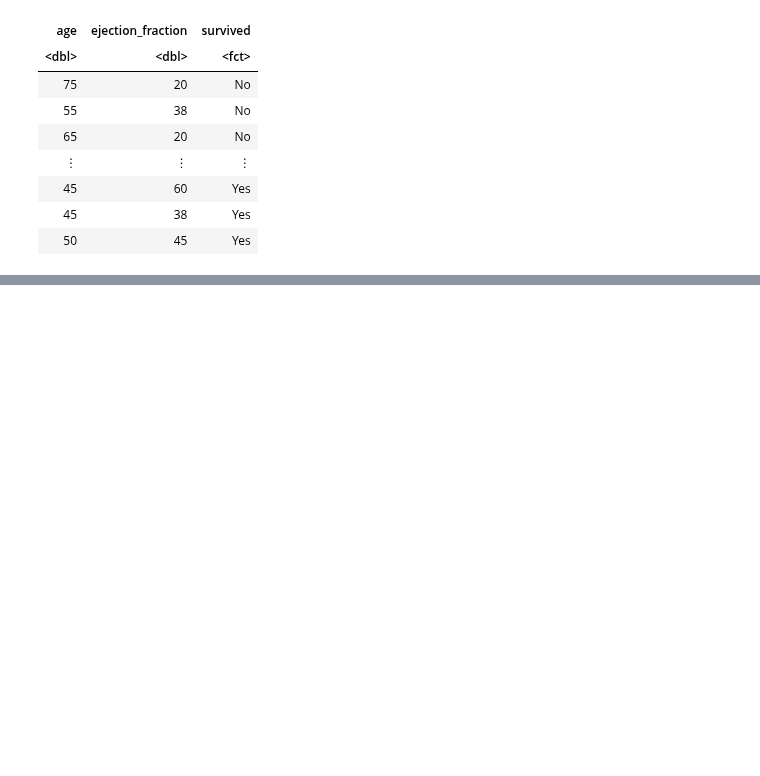
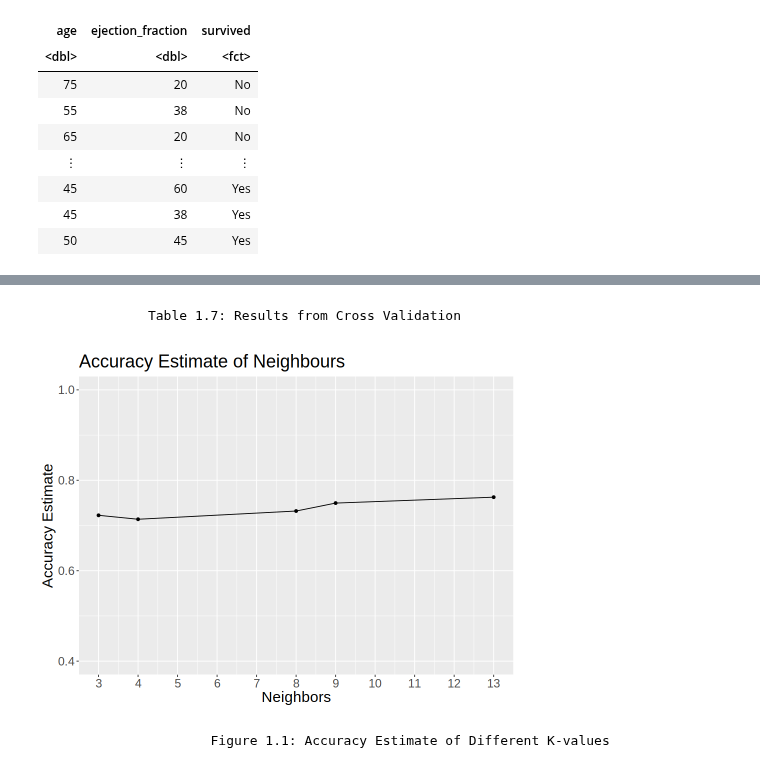
Before and after one commit to KristenisHuaiyi/Data_Science_Project, a Jupyter notebook: Final Report.ipynb, the cells around one changed output, grey strips where cells are left out. Drawn from its saved outputs; the diff is of its cells as text; code cells hidden in the pictures; blank space fills up the shorter version.

```diff
--- a/Final Report.ipynb
+++ b/Final Report.ipynb
@@ -84,0 +225,7 @@ A tibble: 299 × 3
+# %%
+#make a recipe where DEATH_EVENT is the response while age and ejection_fraction are predictors
+#scale and center the predictors
+heart_recipe <- recipe(survived ~ age + ejection_fraction, data = heart_train) |>
+                step_scale(all_predictors()) |>
+                step_center(all_predictors())
+heart_recipe
@@ -84,0 +245,18 @@ A tibble: 299 × 3
+# %%
+#apply cross-validation to find the best K
+#split the training data into 5 validation set.
+
+set.seed(2)
+heart_vfold <- vfold_cv(heart_train, v = 5, strata = survived)
+
+knn_tune <- nearest_neighbor(weight_func = "rectangular",
+                             neighbors = tune()) |>
+            set_engine("kknn") |>
+            set_mode("classification")
+
+knn_results <- workflow() |>
+                add_recipe(heart_recipe) |>
+                add_model(knn_tune) |>
+                tune_grid(resamples = heart_vfold, grid = 5) |>
+                collect_metrics()
+knn_results
@@ -84,0 +274,20 @@ A tibble: 299 × 3
+# %% [markdown]
+                Table 1.7: Results from Cross Validation
+# %%
+accuracies <- knn_results |>
+            filter(.metric == "accuracy")
+
+#visualize the neighbors versus accuracy estimate scatter plot to find the optimal k value
+accuracy_versus_k <- ggplot(accuracies, aes(x = neighbors, y = mean)) +
+                    geom_point() +
+                    geom_line() +
+                    labs(x = "Neighbors", y = "Accuracy Estimate") +
+                    ggtitle("Accuracy Estimate of Neighbours") +
+                    scale_x_continuous(breaks = seq(0, 20, by = 1)) +
+                    scale_y_continuous(limits = c(0.4, 1.0)) +
+                    theme(text = element_text(size = 18))
+accuracy_versus_k
+# %% [output]
+[figure, added]
+# %% [markdown]
+                        Figure 1.1: Accuracy Estimate of Different K-values
```
Also changed, not shown: parts of 35 cells of this notebook.
